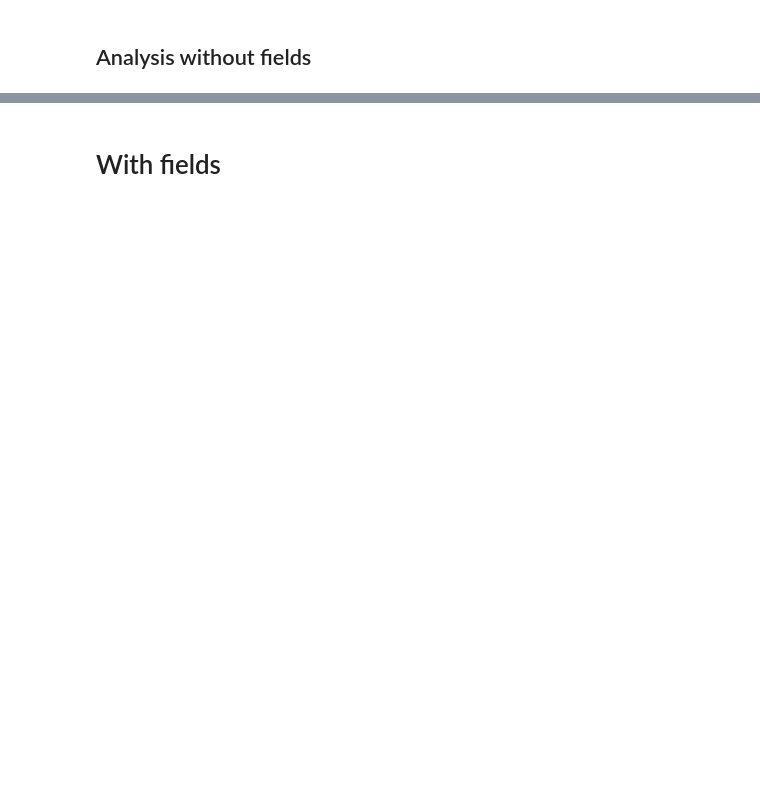
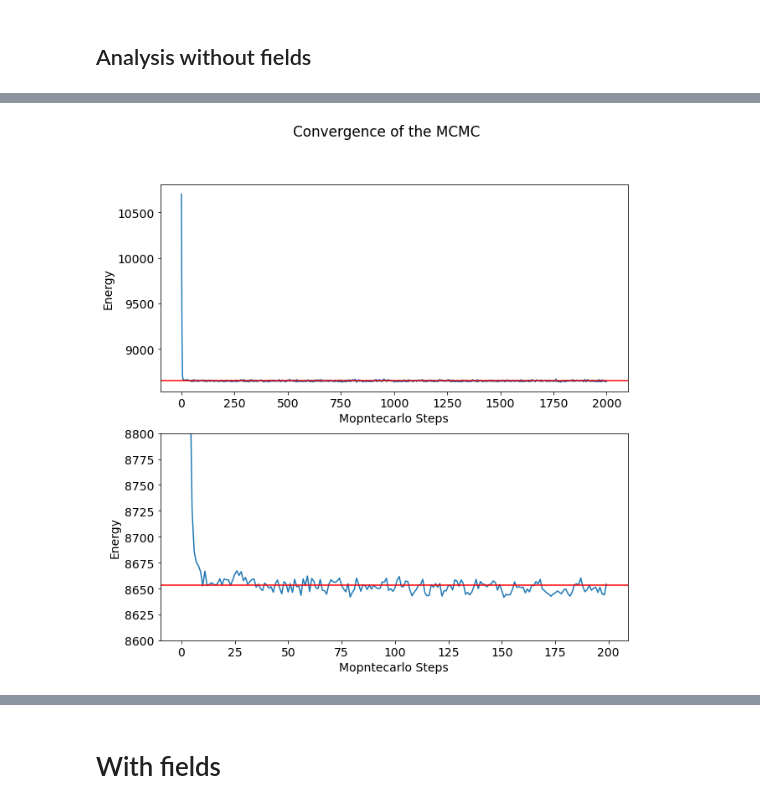
Before and after one commit to Ssalazar12/Physics, a Jupyter notebook: Self-Consistent Field Theory/montecarlo_analysis.ipynb, the cells around one changed output, grey strips where cells are left out. Saved outputs shown, nothing was run; the diff lists cells and outputs as text; code cells hidden in the pictures; blank space fills up the shorter version.

```diff
--- a/Self-Consistent Field Theory/montecarlo_analysis.ipynb
+++ b/Self-Consistent Field Theory/montecarlo_analysis.ipynb
@@ -25 +92,22 @@ sns.boxplot(y=acceptance_ratios)
+# %%
+
+fig = plt.figure(figsize=(10,10))
+plt.suptitle('Convergence of the MCMC')
+plt.tight_layout()
+plt.subplot(2,1,1)
+plt.plot(u_list)
+plt.axhline(np.mean(u_list), color ='r')
+plt.xlabel('Mopntecarlo Steps')
+plt.ylabel('Energy')
+
+
+plt.subplot(2,1,2)
+plt.plot(u_list[:200])
+plt.axhline(np.mean(u_list), color ='r')
+plt.ylim(8600,8800)
+plt.xlabel('Mopntecarlo Steps')
+plt.ylabel('Energy')
+plt.savefig('energy_convergence.png')
+# %% [output]
+[figure, added]
 # %%
```
Also changed, not shown: parts of 22 cells of this notebook, 16 other files.
